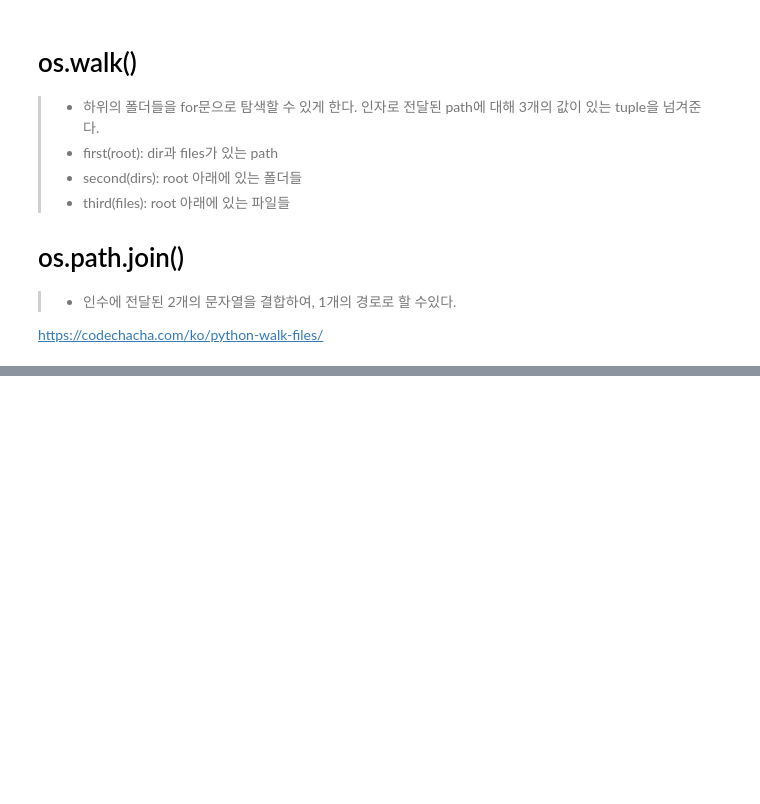
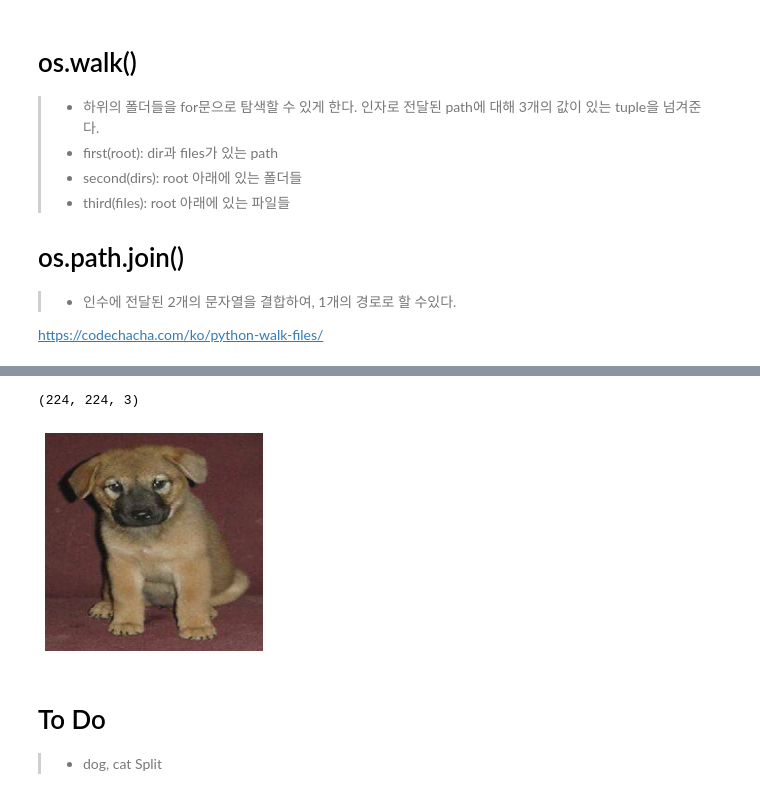
Before and after one commit to drawcodeboy/Cat_n_Dog_Classification, a Jupyter notebook: cat_vs_dog.ipynb, the cells around one changed output, grey strips where cells are left out. Drawn from its saved outputs; the diff is of its cells as text; code cells hidden in the pictures; blank space fills up the shorter version.

```diff
--- a/cat_vs_dog.ipynb
+++ b/cat_vs_dog.ipynb
@@ -108,0 +107,21 @@ plt.show()
+# %%
+# 경로에서 PIL을 통해 Image를 가져와서 넘파이로 변환 후, train_set에 넣는 작업을 시도함
+
+# >> 이 방식은 너무 오래 걸림
+"""
+train_set = []
+
+for i, jpg_path in enumerate(train_list):
+    print('counting... {}'.format(i))
+    img = Image.open(jpg_path)
+    img_array = np.array(img)
+    train_set.append(img_array)
+
+test_set = []
+
+for i, jpg_path in enumerate(test_list):
+    print('counting... {}'.format(i))
+    img = Image.open(jpg_path)
+    img_array = np.array(img)
+    test_set.append(img_array)
+"""
@@ -108,0 +137,9 @@ plt.show()
+# %%
+from tensorflow.keras.preprocessing import image
+
+train_set = []
+
+for f in train_list:
+    img = image.load_img(f, target_size = (224, 224, 3)) # 반환형 <class 'PIL.Image.Image'>
+    img_np = np.array(img)
+    train_set.append(img_np)
@@ -108,0 +153,10 @@ plt.show()
+# %%
+plt.imshow(train_set[0])
+plt.axis('off')
+train_set[0].shape
+# %% [output]
+(224, 224, 3)
+[figure, added]
+# %% [markdown]
+# To Do
+>* dog, cat Split
```
Also changed, not shown: parts of 10 cells of this notebook.
